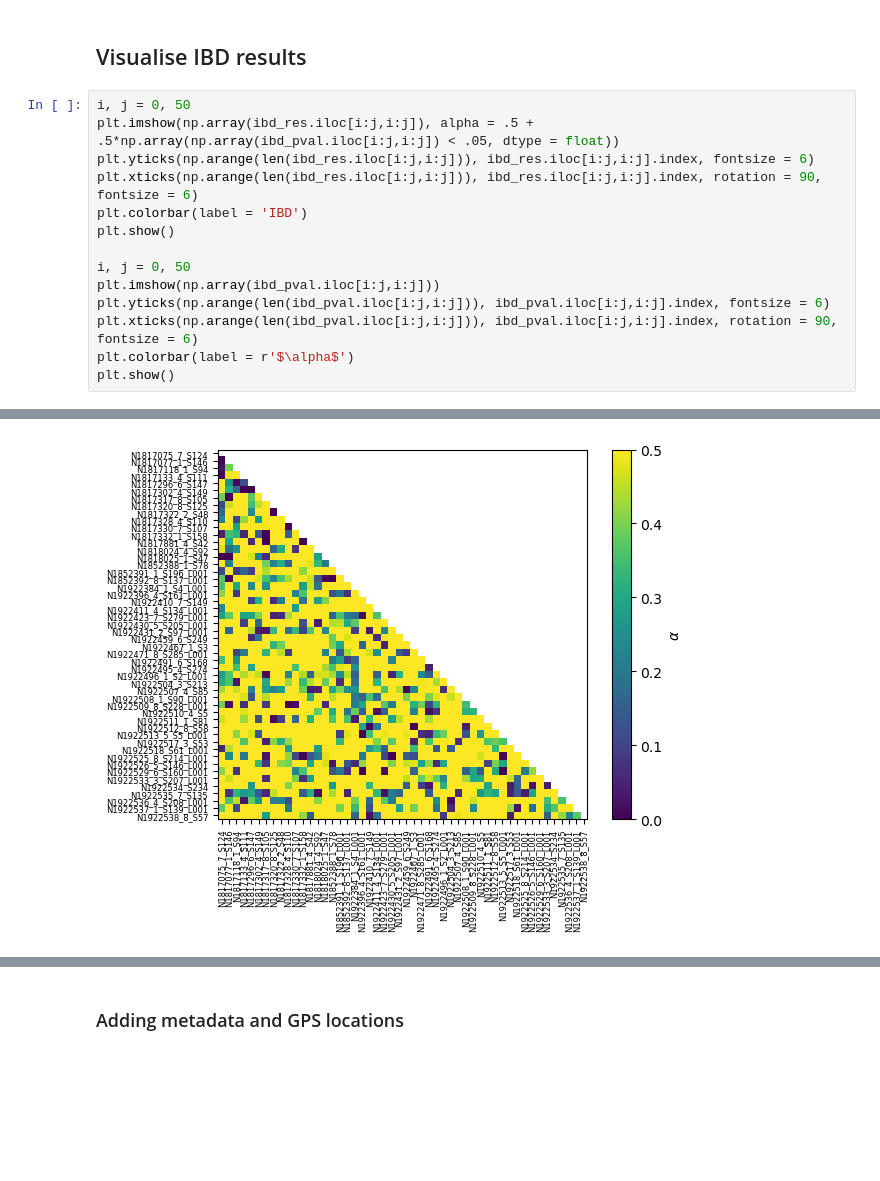
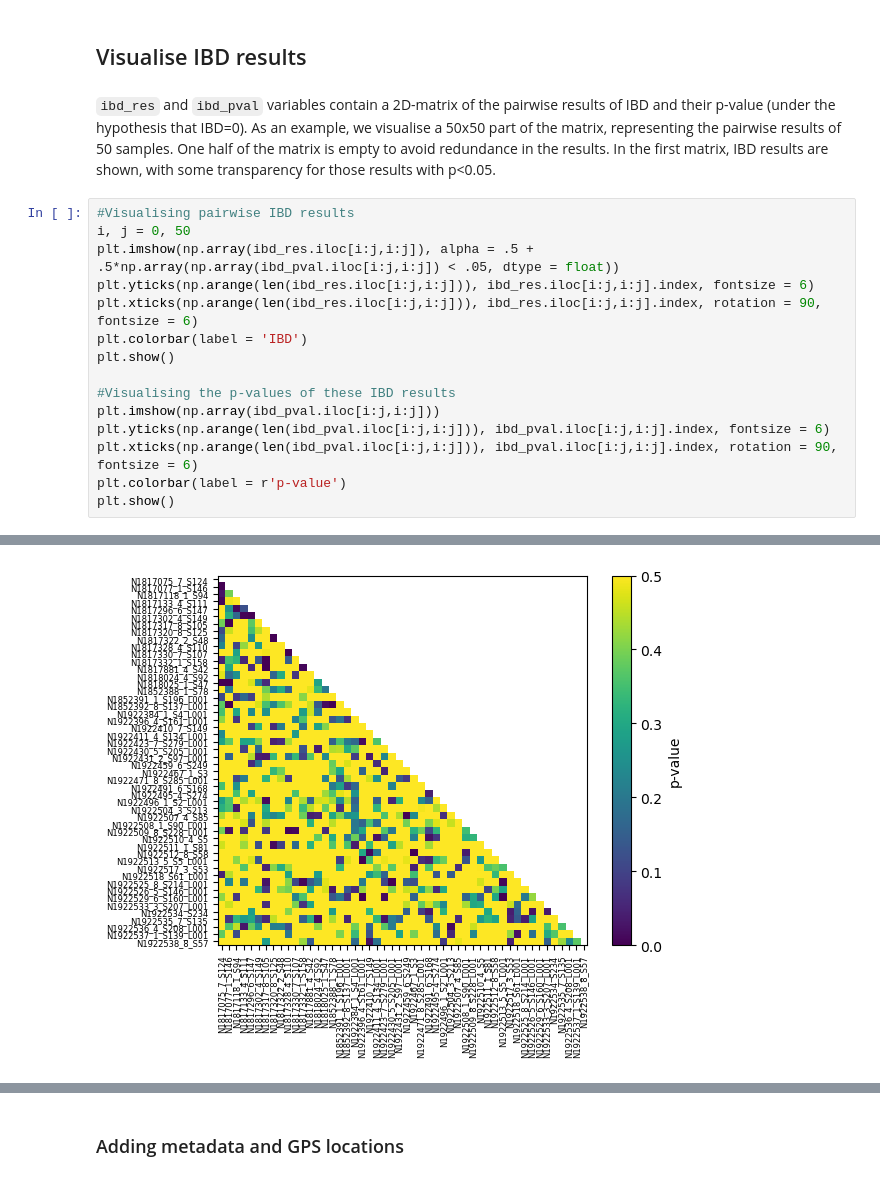
Before and after one commit to arnaupujol/malaria_relatedness_importation, a Jupyter notebook: demos/spatial_relatedness_analysis.ipynb, the cells around one changed output, grey strips where cells are left out. Cells and saved outputs as stored; diff of their text form; blank space fills up the shorter version.

```diff
--- a/demos/spatial_relatedness_analysis.ipynb
+++ b/demos/spatial_relatedness_analysis.ipynb
@@ -61,20 +58,23 @@ ibd_res.index = ibd_res.columns
 ibd_pval.index = ibd_pval.columns
 # %% [markdown]
 ## Visualise IBD results
+# %% [markdown]
+`ibd_res` and `ibd_pval` variables contain a 2D-matrix of the pairwise results of IBD and their p-value (under the hypothesis that IBD=0). As an example, we visualise a 50x50 part of the matrix, representing the pairwise results of 50 samples. One half of the matrix is empty to avoid redundance in the results. In the first matrix, IBD results are shown, with some transparency for those results with p<0.05.
 # %%
+#Visualising pairwise IBD results
 i, j = 0, 50
 plt.imshow(np.array(ibd_res.iloc[i:j,i:j]), alpha = .5 + .5*np.array(np.array(ibd_pval.iloc[i:j,i:j]) < .05, dtype = float))
 plt.yticks(np.arange(len(ibd_res.iloc[i:j,i:j])), ibd_res.iloc[i:j,i:j].index, fontsize = 6)
 plt.xticks(np.arange(len(ibd_res.iloc[i:j,i:j])), ibd_res.iloc[i:j,i:j].index, rotation = 90, fontsize = 6)
 plt.colorbar(label = 'IBD')
 plt.show()
 
-i, j = 0, 50
+#Visualising the p-values of these IBD results
 plt.imshow(np.array(ibd_pval.iloc[i:j,i:j]))
 plt.yticks(np.arange(len(ibd_pval.iloc[i:j,i:j])), ibd_pval.iloc[i:j,i:j].index, fontsize = 6)
 plt.xticks(np.arange(len(ibd_pval.iloc[i:j,i:j])), ibd_pval.iloc[i:j,i:j].index, rotation = 90, fontsize = 6)
-plt.colorbar(label = r'$\alpha$')
+plt.colorbar(label = r'p-value')
 plt.show()
 # %% [output]
 [figure]
-[figure, old version]
+[figure, new version]
```
Also changed, not shown: parts of 83 cells of this notebook, 2 other files.
